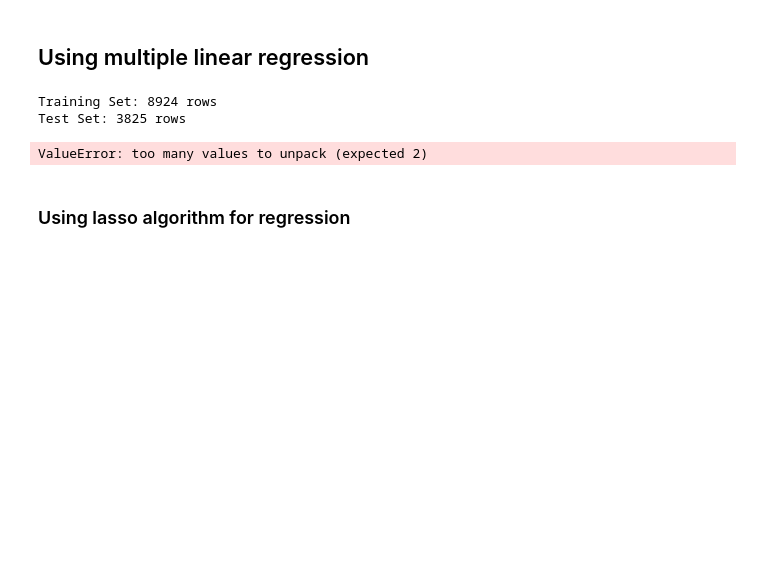
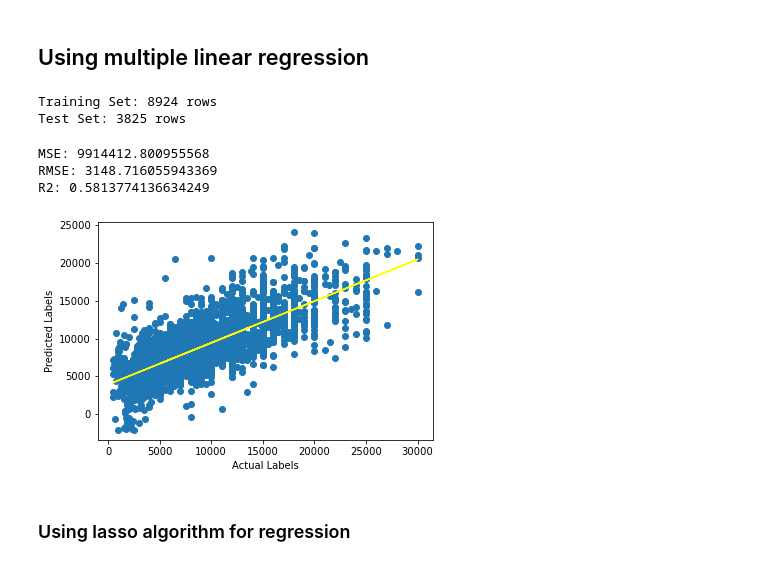
Before and after one commit to MOUHASSINE-badreddine/Predicting_rental_price_Morocco, a Jupyter notebook: Predicting apartment rental price in Morocco.ipynb, the cells around one changed output. Cells and saved outputs as stored; diff of their text form; code cells hidden in the pictures; blank space fills up the shorter version.

```diff
--- a/Predicting apartment rental price in Morocco.ipynb
+++ b/Predicting apartment rental price in Morocco.ipynb
@@ -193,33 +193,32 @@ Test Set: 3825 rows
 # %%
 from sklearn.metrics import mean_squared_error, r2_score
 from sklearn import linear_model
 from sklearn.compose import ColumnTransformer
 from sklearn.pipeline import Pipeline
-from sklearn.preprocessing import StandardScaler
-num_features=np.array(df3['prix en MAD']).reshape(-1,1)
-num_tran=Pipeline(steps=('scaler',StandardScaler().fit_transform(num_features)))
-preprocessor=ColumnTransformer(transformers=[('num',num_tran,num_features)])
 pipeline=Pipeline(steps=[('regressor',linear_model.LinearRegression())])
 model=pipeline.fit(X_train,y_train)
 # Get predictions
 predictions = model.predict(X_test)
 # Display metrics
 mse = mean_squared_error(y_test, predictions)
 print("MSE:", mse)
 rmse = np.sqrt(mse)
 print("RMSE:", rmse)
 r2 = r2_score(y_test, predictions)
 print("R2:", r2)
 # Plot predicted vs actual
 plt.scatter(y_test, predictions)
 plt.xlabel('Actual Labels')
 plt.ylabel('Predicted Labels')
 z = np.polyfit(y_test, predictions, 1)
 p = np.poly1d(z)
-plt.plot(y_test,p(y_test),color='green')
+plt.plot(y_test,p(y_test),color='yellow')
 plt.show()
 # %% [output]
-ValueError: too many values to unpack (expected 2)
+MSE: 9914412.800955568
+RMSE: 3148.716055943369
+R2: 0.5813774136634249
+[figure, added]
 # %% [markdown]
 ### Using lasso algorithm for regression
 # %%
```
